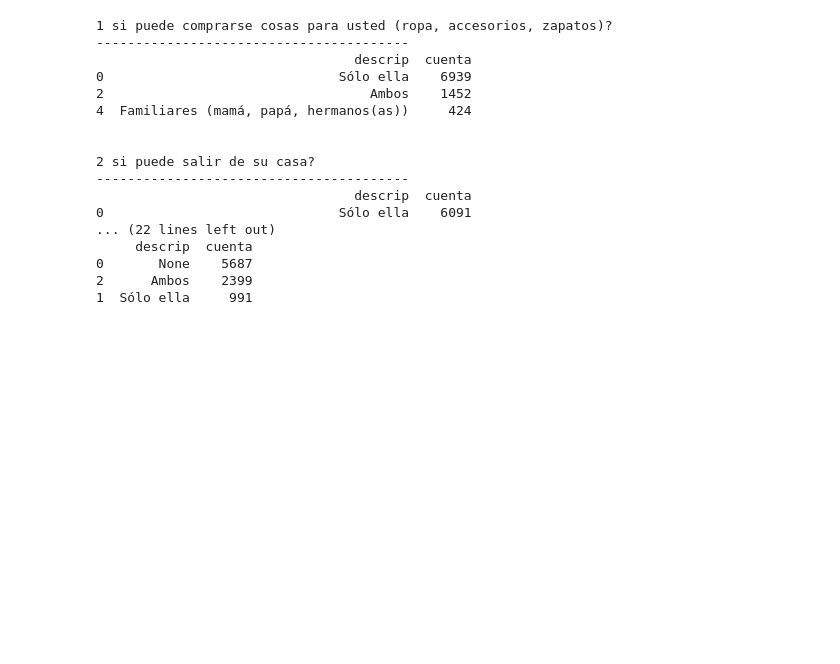
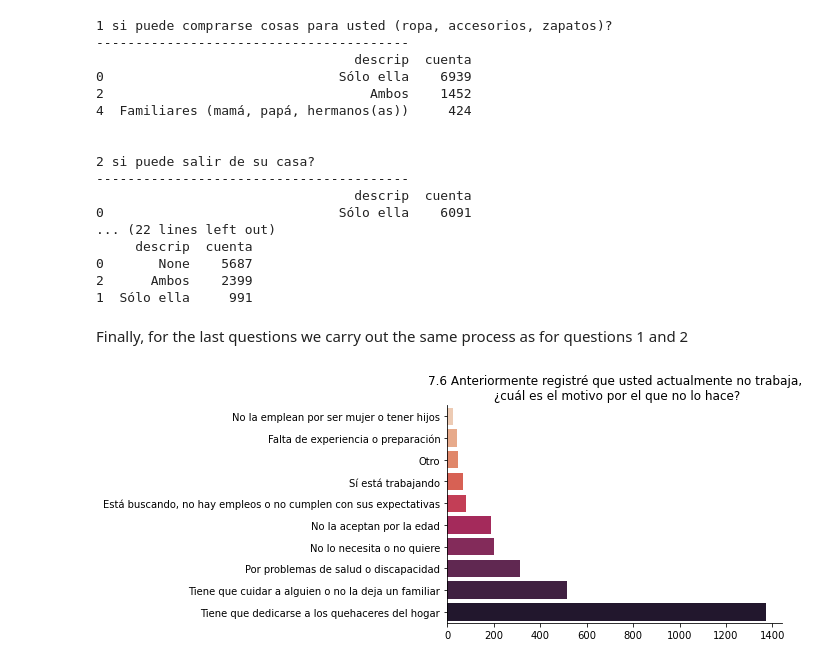
Before and after one commit to DiegoSalado/Proyect-INEGI-Analysis-Discrimination, a Jupyter notebook: Notebooks/Análisis_exploratotioo.ipynb, the cells around one changed output. Drawn from its saved outputs; the diff is of its cells as text; code cells hidden in the pictures; blank space fills up the shorter version.

```diff
--- a/Notebooks/Análisis_exploratotioo.ipynb
+++ b/Notebooks/Análisis_exploratotioo.ipynb
@@ -14,13 +15,11 @@ import mysql.connector
 # %%
-#conexion
-host='localhost'
-user='root'
-pw='fernanda23'
+#conexion with MySQL
+host='127.0.0.1'
+user='python'
 db='inegi'
 connection=mysql.connector.connect(
     host=host,
     user=user,
-    password=pw,
     database=db
     )
 # %%
@@ -212,3 +241,41 @@ for i in range(0,5):
 0       None    5687
 2      Ambos    2399
 1  Sólo ella     991
+# %% [markdown]
+Finally, for the last questions we carry out the same process as for questions 1 and 2
+# %%
+#querys
+value_counts_pm7_5y6=[]
+for i in range(5,7):
+    query="""SELECT c.descrip, COUNT(d.pm7_{}) as cuenta FROM pm7_{} as c RIGHT
+    JOIN conjunto_de_datos_tmujer_enadis_2017 as d
+    ON c.cve=d.pm7_{} GROUP BY d.pm7_{} """.format(i,i,i,i)
+    value_counts_pm7_5y6.append(query)
+# %%
+
+preguntas_5y6={'pregunta7_5':'7.5 En los últimos cinco años, de agosto de 2012 a la fecha,\n ¿Le ha sucedido que le den menor paga con respecto a un hombrepor realizar el mismo trabajo?','pregunta7_6':'7.6 Anteriormente registré que usted actualmente no trabaja,\n ¿cuál es el motivo por el que no lo hace?'}
+i=0
+
+
+for query in value_counts_pm7_5y6:
+
+    #read querys to DataFrame
+    value_counts_pm7_5y6_plot=pd.read_sql(query,connection)
+    value_counts_pm7_5y6_plot=value_counts_pm7_5y6_plot.sort_values('cuenta', ascending=True)
+
+    #plot
+    plt.clf()
+    sns.barplot(x=value_counts_pm7_5y6_plot['cuenta'],
+                y=value_counts_pm7_5y6_plot['descrip'],
+                data=value_counts_pm7_5y6_plot,
+                palette='rocket_r'
+                )
+
+    plt.xlabel('')
+    plt.ylabel('')
+    sns.despine()
+    plt.title(list(preguntas_5y6.values())[i],position=(0.5, 1.1))
+    plt.savefig('/DIEGO/Documents/CODIGO/Discriminación en mujeres/Gráficas/'+str(list(preguntas_5y6.keys())[i])+'.png')
+    i+=1
+# %% [output]
+[figure, added]
```
Also changed, not shown: parts of 19 cells of this notebook, 2 other files.
